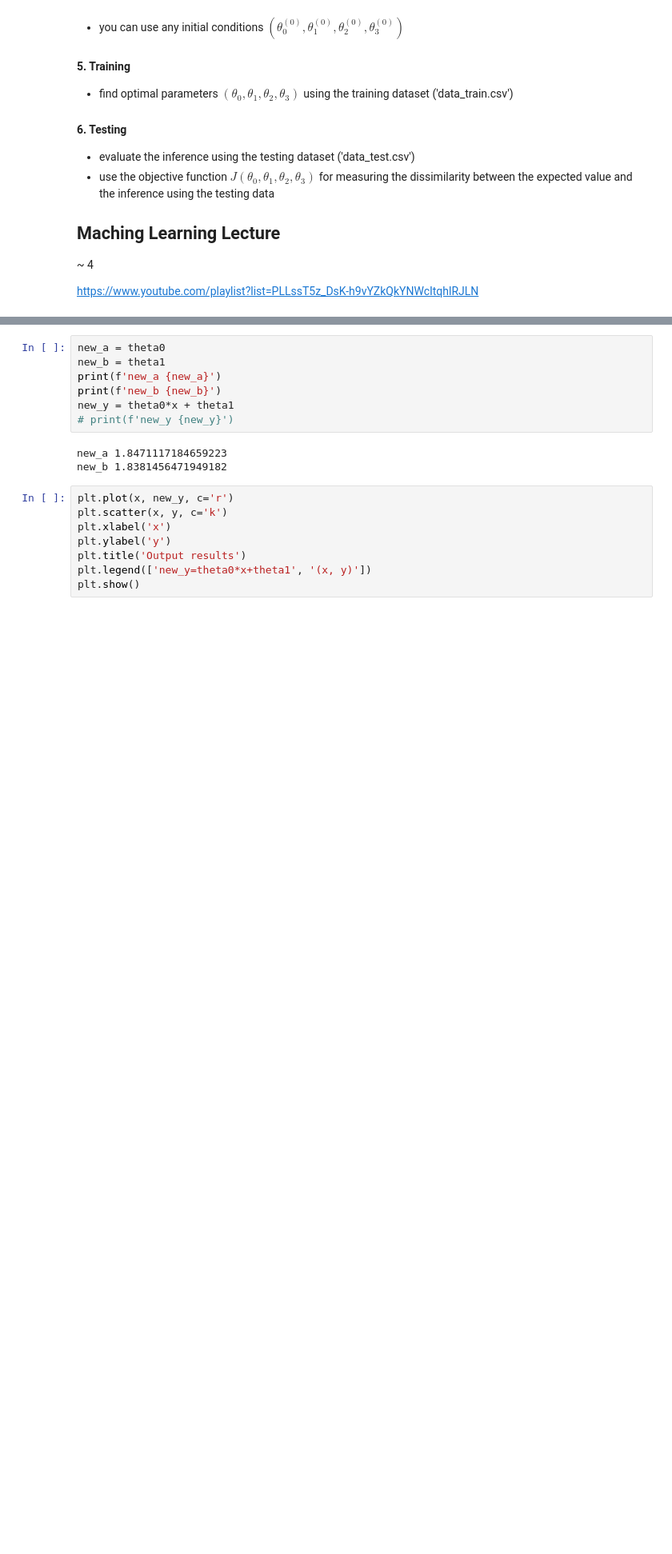
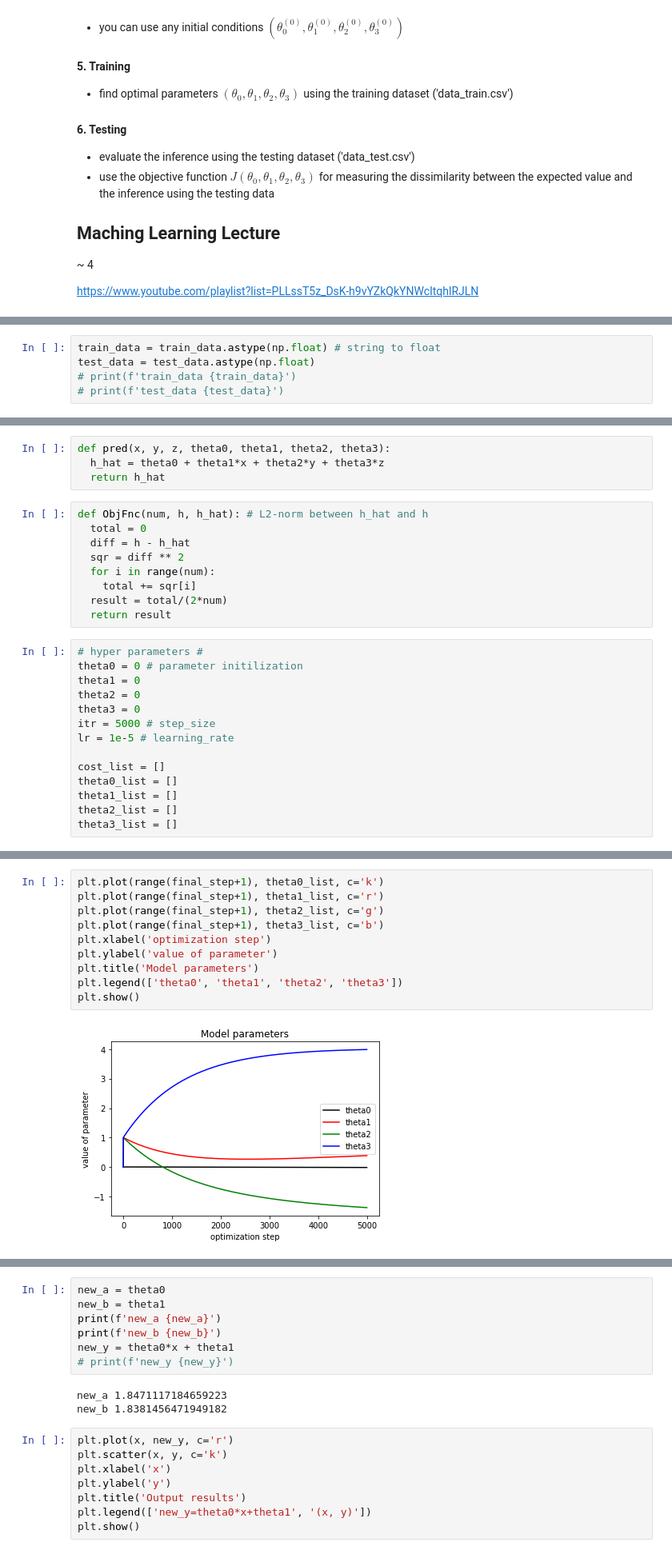
Before and after one commit to SuhyeonHa/MatrixComputation, a Jupyter notebook: Assignment04.ipynb, the cells around one changed output, grey strips where cells are left out. Shown at 80% size. Cells and saved outputs as stored; diff of their text form; blank space fills up the shorter version.

Commit message:
Fix calculating gradient and plot parameters

```diff
--- a/Assignment04.ipynb
+++ b/Assignment04.ipynb
@@ -146,0 +88,5 @@ def ObjFnc(x, y, a, b, num): # L2-norm between h(x) and y
+# %%
+train_data = train_data.astype(np.float) # string to float
+test_data = test_data.astype(np.float)
+# print(f'train_data {train_data}')
+# print(f'test_data {test_data}')
@@ -147 +112,28 @@ def ObjFnc(x, y, a, b, num): # L2-norm between h(x) and y
+# %%
+def pred(x, y, z, theta0, theta1, theta2, theta3):
+  h_hat = theta0 + theta1*x + theta2*y + theta3*z
+  return h_hat
+# %%
+def ObjFnc(num, h, h_hat): # L2-norm between h_hat and h
+  total = 0
+  diff = h - h_hat
+  sqr = diff ** 2
+  for i in range(num):
+    total += sqr[i]
+  result = total/(2*num)
+  return result
+# %%
+# hyper parameters #
+theta0 = 0 # parameter initilization
+theta1 = 0
+theta2 = 0
+theta3 = 0
+itr = 5000 # step_size
+lr = 1e-5 # learning_rate
+
+cost_list = []
+theta0_list = []
+theta1_list = []
+theta2_list = []
+theta3_list = []
 # %%
@@ -187,3 +179,15 @@ final_cost 3.075830569078774
+# %%
+plt.plot(range(final_step+1), theta0_list, c='k')
+plt.plot(range(final_step+1), theta1_list, c='r')
+plt.plot(range(final_step+1), theta2_list, c='g')
+plt.plot(range(final_step+1), theta3_list, c='b')
+plt.xlabel('optimization step')
+plt.ylabel('value of parameter')
+plt.title('Model parameters')
+plt.legend(['theta0', 'theta1', 'theta2', 'theta3'])
+plt.show()
+# %% [output]
+[figure, added]
 # %%
 plt.plot(range(final_step+1), cost_list, c='b')
 plt.xlabel('optimization step')
```
Also changed, not shown: parts of 17 cells of this notebook.
